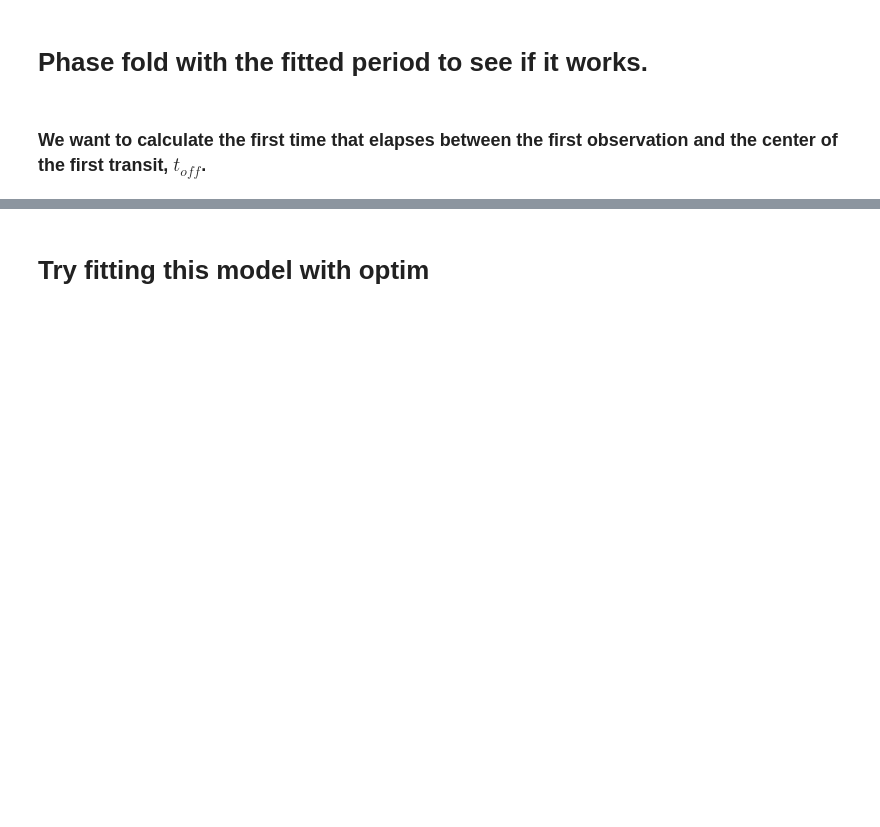
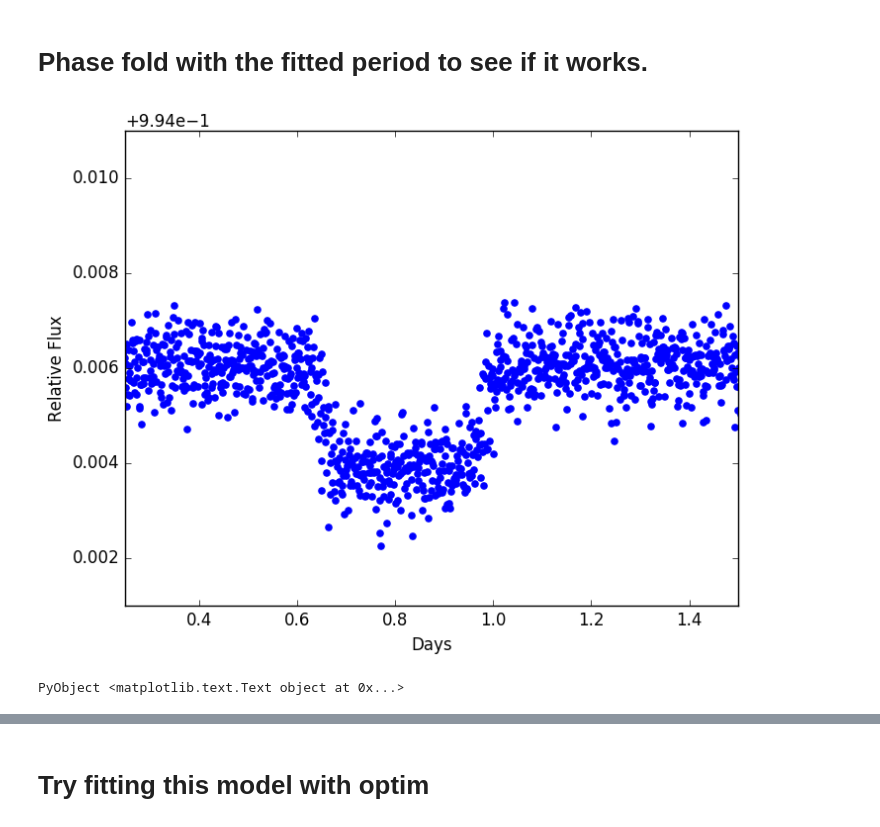
Before and after one commit to jlustigy/ExoJulia, a Jupyter notebook: Homework/hw2a/Dave_Jake/homework_3_solution.ipynb, the cells around one changed output, grey strips where cells are left out. Saved outputs shown, nothing was run; the diff lists cells and outputs as text; code cells hidden in the pictures; blank space fills up the shorter version.

```diff
--- a/Homework/hw2a/Dave_Jake/homework_3_solution.ipynb
+++ b/Homework/hw2a/Dave_Jake/homework_3_solution.ipynb
@@ -44,3 +34,8 @@ best_period = agol_periodogram(data, periods)
+# %%
+#Returns est_params = [ dF, tT, tF, P, tE ]
+est_params = guess_params()
+best_period = est_params[4];
+best_tE = est_params[5];
 # %% [markdown]
 # Phase fold with the fitted period to see if it works.
 # %%
@@ -50,7 +45,10 @@ data_fold = fastsortrows(data_fold,[1]);
 # %%
 scatter(data_fold[:,1],data_fold[:,2]/mean(data_fold[:,2]),color="blue")
 ylim(0.995,1.005)
-#xlim(minimum(data_fold[:,1]),maximum(data_fold[:,1]))
 xlim(0.25,1.5)
+
+ylabel("Relative Flux")
+xlabel("Days")
+# %% [output]
+[figure, added]
+PyObject <matplotlib.text.Text object at 0x...>
-# %% [markdown]
-### We want to calculate the first time that elapses between the first observation and the center of the first transit, $t_{off}$.
```
Also changed, not shown: parts of 21 cells of this notebook, 4 other files.
